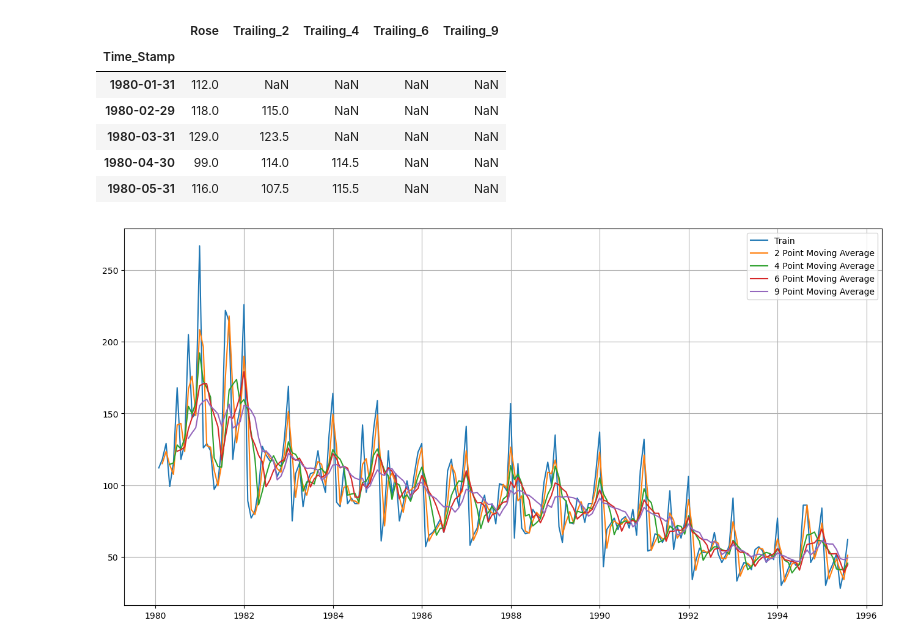
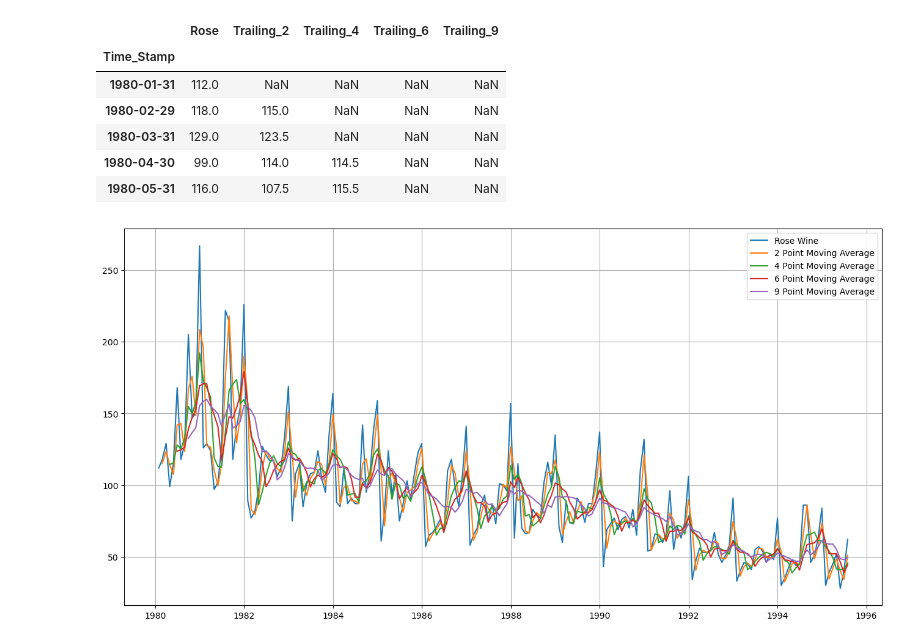
Before and after one commit to Aaryani2024/Time-Forecasting-GL-Project, a Jupyter notebook: Time Forecasting Project.ipynb, the cells around one changed output. Drawn from its saved outputs; the diff is of its cells as text; code cells hidden in the pictures.

```diff
--- a/Time Forecasting Project.ipynb
+++ b/Time Forecasting Project.ipynb
@@ -1142,16 +1142,16 @@ ma_rose.head()
 # %%
 ## Plotting on the whole data
 
 plt.figure(figsize=(16,8))
-plt.plot(ma_rose['Rose'], label='Train')
+plt.plot(ma_rose['Rose'], label='Rose Wine')
 plt.plot(ma_rose['Trailing_2'], label='2 Point Moving Average')
 plt.plot(ma_rose['Trailing_4'], label='4 Point Moving Average')
 plt.plot(ma_rose['Trailing_6'],label = '6 Point Moving Average')
 plt.plot(ma_rose['Trailing_9'],label = '9 Point Moving Average')
 
 plt.legend(loc = 'best')
 plt.grid();
 # %% [output]
-[figure, old version]
+[figure, new version]
 # %%
 #Creating train and test set
```
Also changed, not shown: parts of 4 cells of this notebook.
